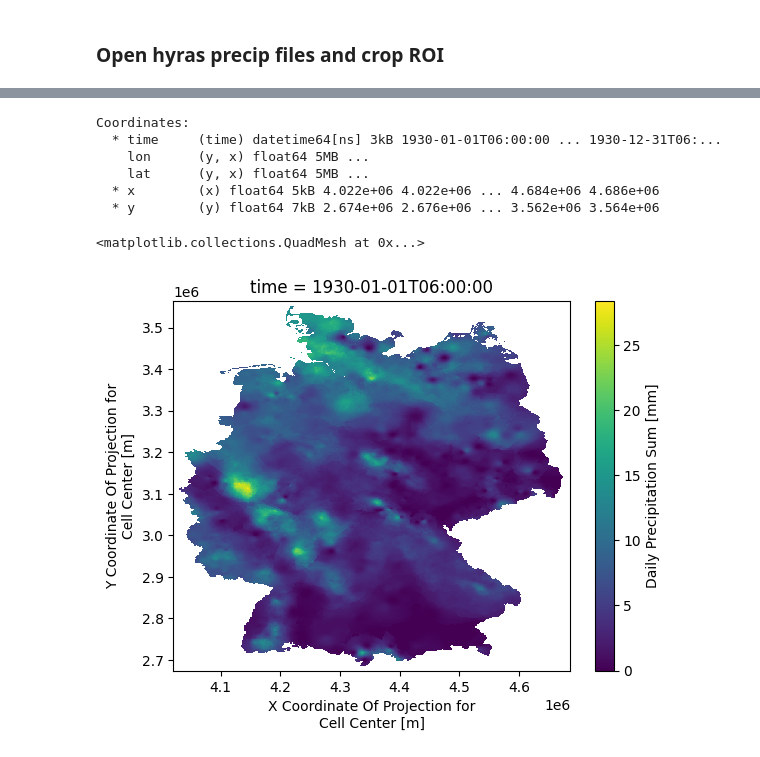
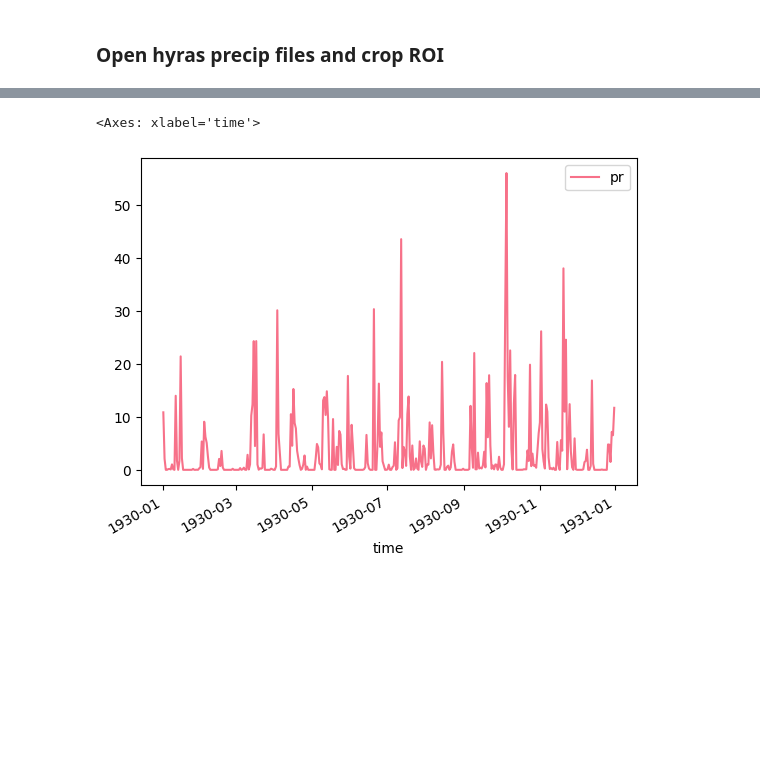
Before and after one commit to danielsehr/pred-Q-ueich, a Jupyter notebook: precip_netcdf.ipynb, the cells around one changed output, grey strips where cells are left out. Saved outputs shown, nothing was run; the diff lists cells and outputs as text; code cells hidden in the pictures; blank space fills up the shorter version.

```diff
--- a/precip_netcdf.ipynb
+++ b/precip_netcdf.ipynb
@@ -174,7 +35,12 @@ _ = plt.title('D8 channels', size=14)
 # %% [markdown]
 ### Open hyras precip files and crop ROI
 # %%
+# Hyras path
 hyras_dir = data_root / "precip_hyras"
 hyras_paths = [p for p in hyras_dir.rglob("*.nc")]
+
+# Catchment path
+basin_path = dtm_dir / "catchment_queich_siebeldingen.gpkg"
+basin = gpd.read_file(basin_path)
 # %%
 ds = xr.open_dataset(hyras_paths[0])
@@ -181,14 +49,38 @@ ds = xr.open_dataset(hyras_paths[0])
-# %%
-ds.coords
-# %% [output]
-Coordinates:
-  * time     (time) datetime64[ns] 3kB 1930-01-01T06:00:00 ... 1930-12-31T06:...
-    lon      (y, x) float64 5MB ...
-    lat      (y, x) float64 5MB ...
-  * x        (x) float64 5kB 4.022e+06 4.022e+06 ... 4.684e+06 4.686e+06
-  * y        (y) float64 7kB 2.674e+06 2.676e+06 ... 3.562e+06 3.564e+06
-# %%
-ds.pr.isel(time=0).plot()
-# %% [output]
-<matplotlib.collections.QuadMesh at 0x...>
-[figure, removed]
+# %%
+def read_rio_and_clip(
+    ds: xr.core.dataset.Dataset,
+    basin: gpd.GeoDataFrame
+    ):
+
+    epsg = ds.crs.epsg_code
+    precip = ds["pr"]
+
+    # Reproject both to same crs
+    precip = precip.rio.write_crs(epsg)
+    basin = basin.to_crs(epsg)
+
+    # Clip precip to basin contour
+    precip_clip = precip.rio.clip(
+        basin.geometry,
+        drop=True
+    )
+
+    return precip_clip
+# %%
+# Read and clip ds
+precip_clip = read_rio_and_clip(ds=ds, basin=basin)
+
+# Plot one timestep
+precip_clip.isel(time=1).plot()
+# %%
+# Mean per timestep
+mean_precip = precip_clip.mean(dim=["y", "x"], skipna=True)
+# %%
+# Convert to dataframe
+df_mean_precip = mean_precip.to_dataframe()
+df_mean_precip = df_mean_precip[["pr"]]
+
+df_mean_precip.plot()
+# %% [output]
+<Axes: xlabel='time'>
+[figure, added]
```
Also changed, not shown: parts of 15 cells of this notebook.
